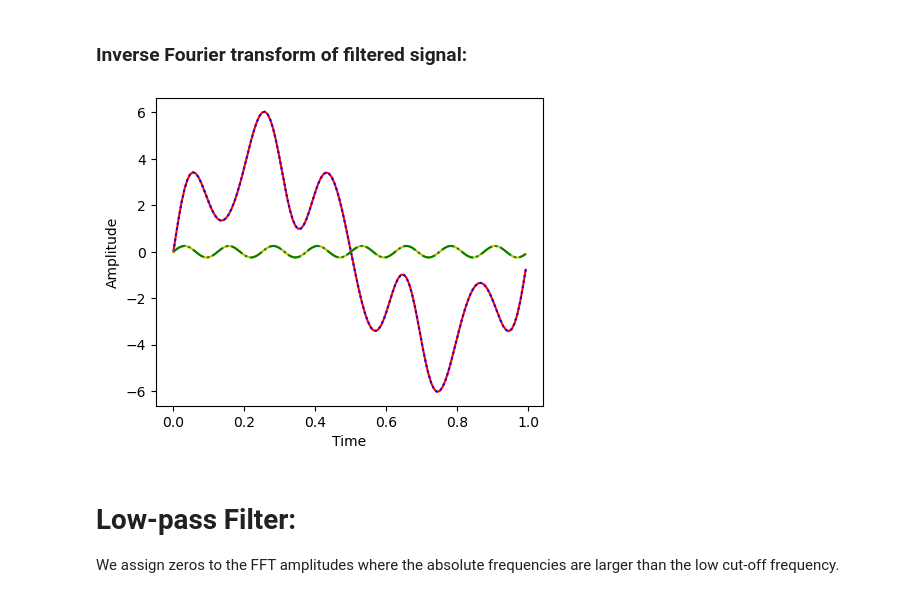
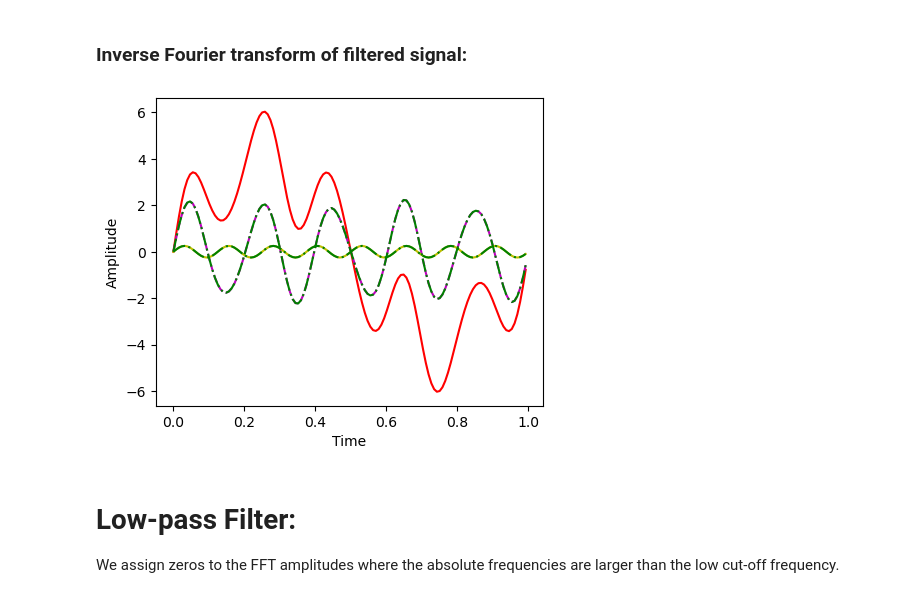
Before and after one commit to wbandabarragan/computational-physics-1, a Jupyter notebook: unit-4/406-Fourier-filtering.ipynb, the cells around one changed output. Cells and saved outputs as stored; diff of their text form; code cells hidden in the pictures.

```diff
--- a/unit-4/406-Fourier-filtering.ipynb
+++ b/unit-4/406-Fourier-filtering.ipynb
@@ -171,25 +171,25 @@ inv_filtered_s3_2 = np.fft.ifft(filtered_s3_2)
 # %%
 plt.figure(figsize = (5, 4))
 # Original signal:
 plt.plot(t, signal_3, 'r')
 
 # iFFT signal:
-plt.plot(t, invF_s3.real, 'b', linestyle = ":")
+#plt.plot(t, invF_s3.real, 'b', linestyle = ":")
 
 # iFFT filtered signal:
-#plt.plot(t, inv_filtered_s3_1.real, 'm', linestyle = "--")
+plt.plot(t, inv_filtered_s3_1.real, 'm', linestyle = "--")
 plt.plot(t, inv_filtered_s3_2.real, 'y', linestyle = "-")
 
 # Higher frequency signals:
-#plt.plot(t, sine_wave(2,5,t) + sine_wave(0.25,8,t), 'g', linestyle = "-.")
+plt.plot(t, sine_wave(2,5,t) + sine_wave(0.25,8,t), 'g', linestyle = "-.")
 plt.plot(t, sine_wave(0.25,8,t), 'g', linestyle = "-.")
 
 plt.xlabel('Time')
 plt.ylabel('Amplitude')
 
 plt.show()
 # %% [output]
-[figure, old version]
+[figure, new version]
 # %% [markdown]
 # Low-pass Filter:
 
```
Also changed, not shown: parts of 2 cells of this notebook, 2 other files.
